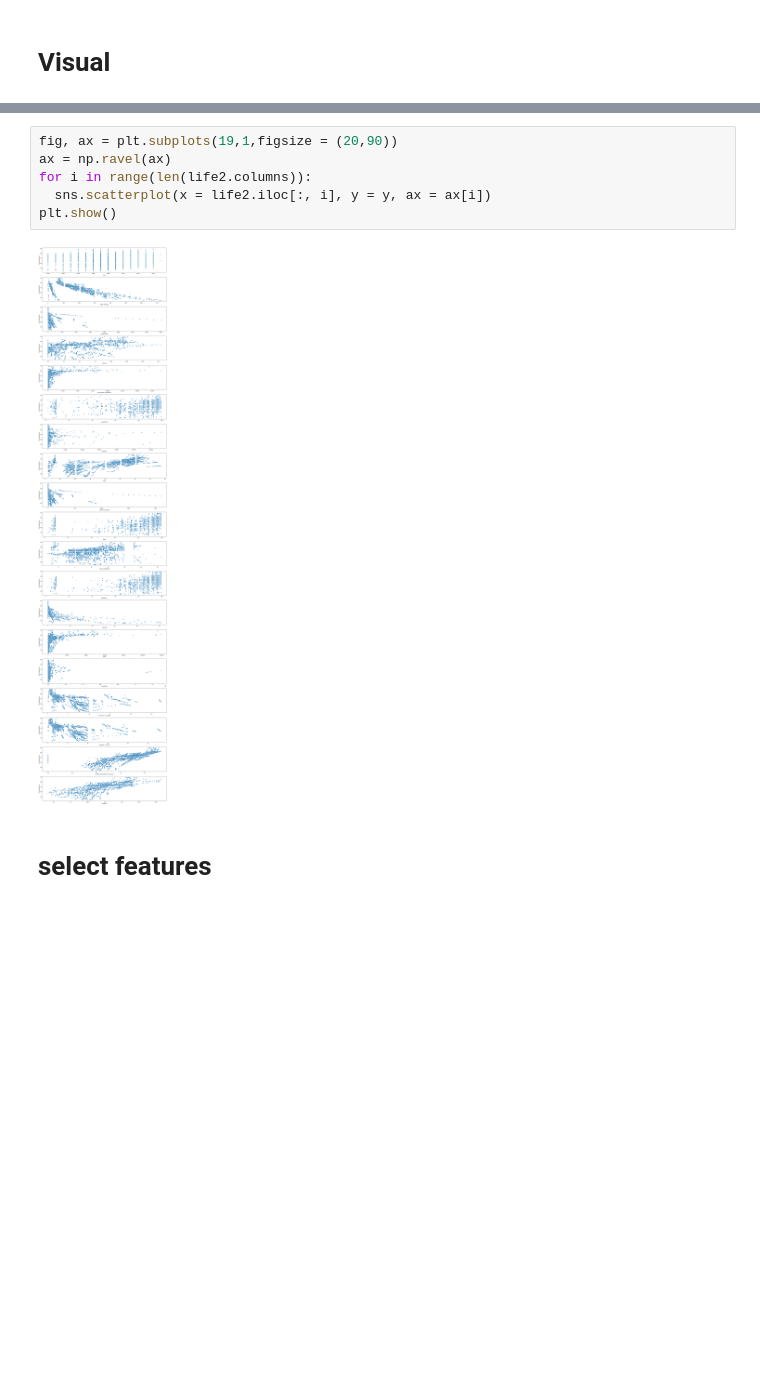
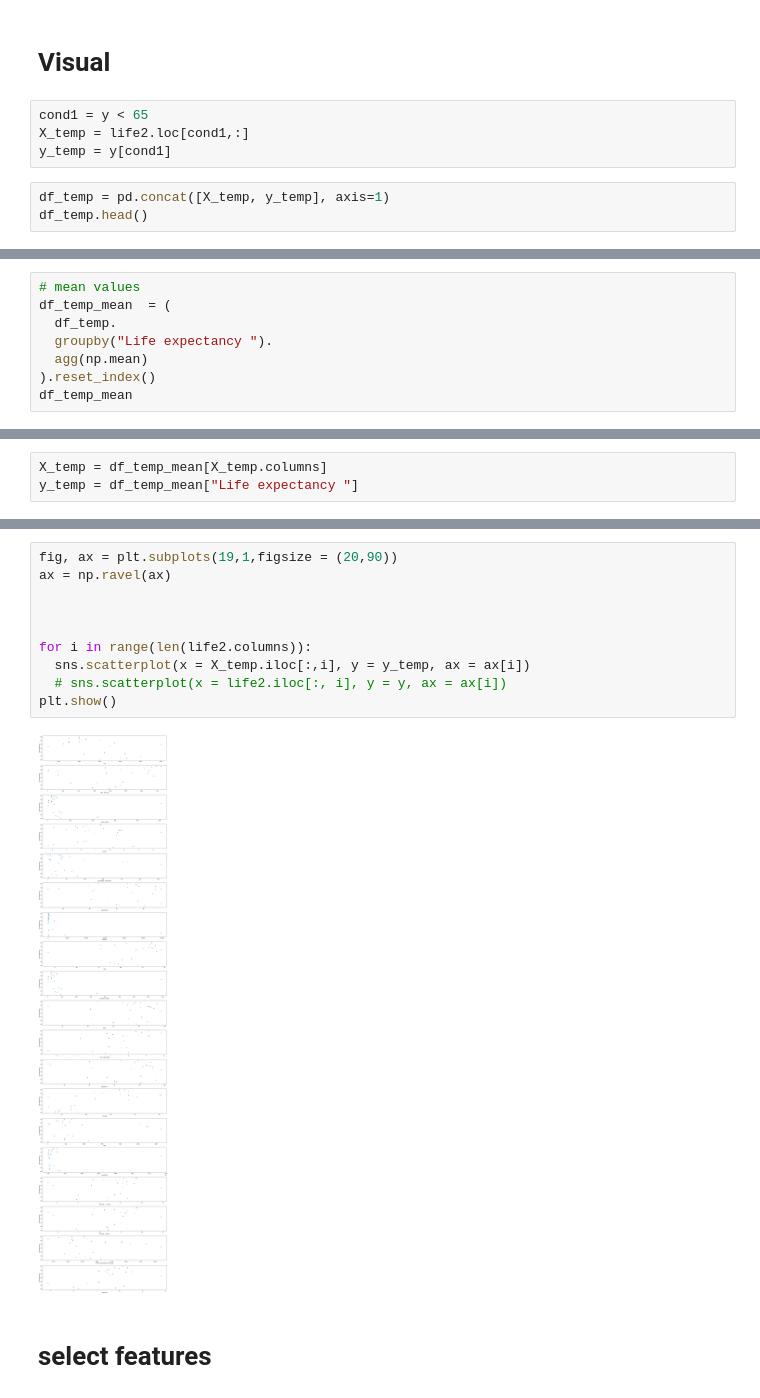
Before and after one commit to notfakearcher/yanjun, a Jupyter notebook: 01_topics/machine_learning/supervised_learning/life expectancy.ipynb, the cells around one changed output, grey strips where cells are left out. Cells and saved outputs as stored; diff of their text form; blank space fills up the shorter version.

```diff
--- a/01_topics/machine_learning/supervised_learning/life expectancy.ipynb
+++ b/01_topics/machine_learning/supervised_learning/life expectancy.ipynb
@@ -127,3 +128,10 @@ cond2 = life2.columns != 'Status'
 life2 = life2.loc[:, cond1&cond2]
 # %% [markdown]
 # Visual
+# %%
+cond1 = y < 65
+X_temp = life2.loc[cond1,:]
+y_temp = y[cond1]
+# %%
+df_temp = pd.concat([X_temp, y_temp], axis=1)
+df_temp.head()
@@ -129,0 +145,8 @@ life2 = life2.loc[:, cond1&cond2]
+# %%
+# mean values
+df_temp_mean  = (
+  df_temp.
+  groupby("Life expectancy ").
+  agg(np.mean)
+).reset_index()
+df_temp_mean
@@ -129,0 +167,3 @@ life2 = life2.loc[:, cond1&cond2]
+# %%
+X_temp = df_temp_mean[X_temp.columns]
+y_temp = df_temp_mean["Life expectancy "]
@@ -130,11 +178,15 @@ life2 = life2.loc[:, cond1&cond2]
 # %%
 fig, ax = plt.subplots(19,1,figsize = (20,90))
 ax = np.ravel(ax)
+
+
+
 for i in range(len(life2.columns)):
-  sns.scatterplot(x = life2.iloc[:, i], y = y, ax = ax[i])
+  sns.scatterplot(x = X_temp.iloc[:,i], y = y_temp, ax = ax[i])
+  # sns.scatterplot(x = life2.iloc[:, i], y = y, ax = ax[i])
 plt.show()
 # %% [output]
-[figure, old version]
+[figure, new version]
 # %% [markdown]
 # select features
 # %%
```
Also changed, not shown: parts of 14 cells of this notebook.
